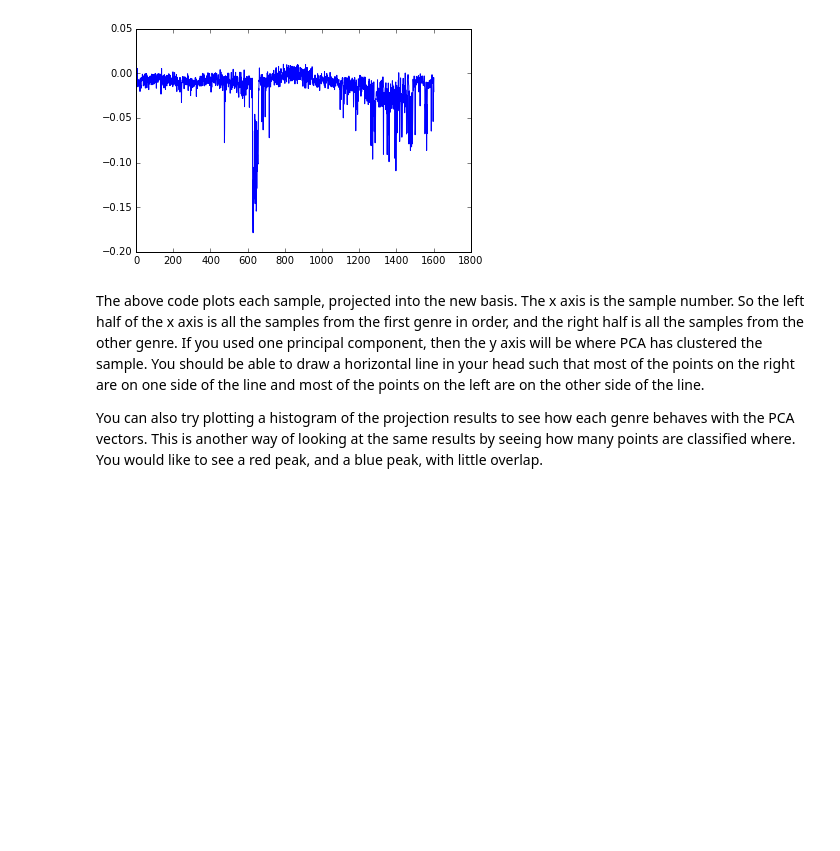
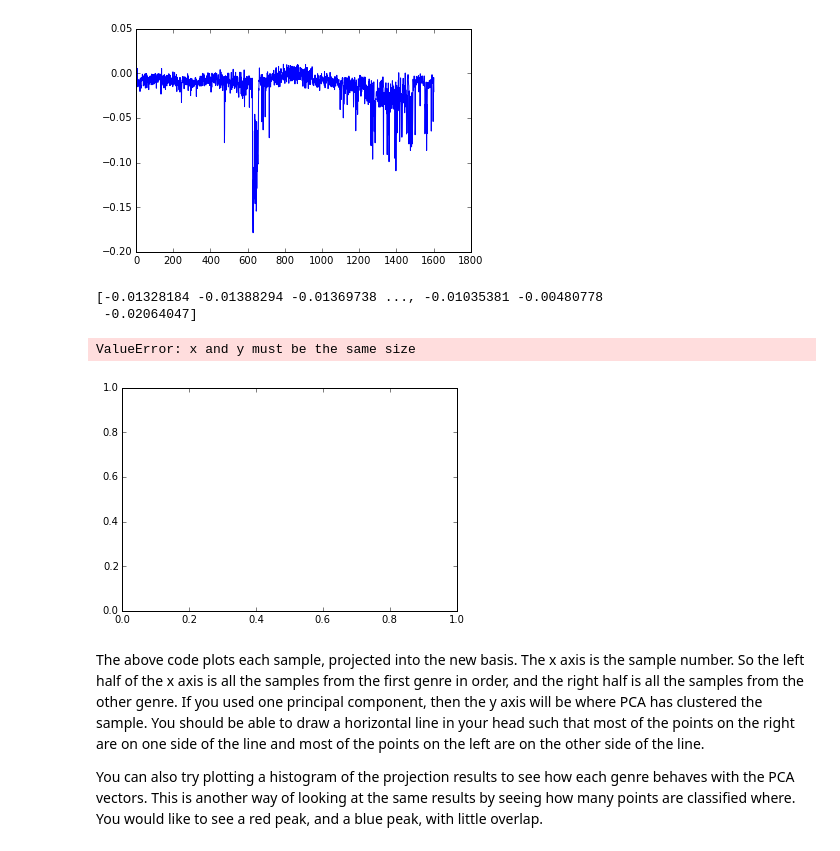
Before and after one commit to phlip9/ee16b-SIXT33N, a Jupyter notebook: SIXT33N-PCA-music.ipynb, the cells around one changed output. Cells and saved outputs as stored; diff of their text form; code cells hidden in the pictures; blank space fills up the shorter version.

Commit message:
Can't get graph to display

```diff
--- a/SIXT33N-PCA-music.ipynb
+++ b/SIXT33N-PCA-music.ipynb
@@ -333,14 +333,21 @@ plt.plot(pc)
 # %%
 # Project the data matrix to the first principal component
 # YOUR CODE HERE
-proj =
+print(np.array(pc).T)
+
+proj = np.dot(np.array(pc.T), np.array(A))
 
 # Plot the projection
-x = np.linspace(0,num_samples, num_samples)
+x = np.linspace(0,num_samples / 2, num_samples)
 plt.scatter(x,proj[:num_samples], c=['red'], edgecolors='none', alpha=0.7)
 plt.scatter(x + num_samples, proj[num_samples:], c=['blue'], edgecolors='none', alpha=0.7)
 plt.legend(['genre1', 'genre2'],loc='center left', bbox_to_anchor=(1, 0.5))
 plt.show()
+# %% [output]
+[-0.01328184 -0.01388294 -0.01369738 ..., -0.01035381 -0.00480778
+ -0.02064047]
+ValueError: x and y must be the same size
+[figure, added]
 # %% [markdown]
 The above code plots each sample, projected into the new basis. The x axis is the sample number. So the left half of the x axis is all the samples from the first genre in order, and the right half is all the samples from the other genre. If you used one principal component, then the y axis will be where PCA has clustered the sample. You should be able to draw a horizontal line in your head such that most of the points on the right are on one side of the line and most of the points on the left are on the other side of the line.
 
```
